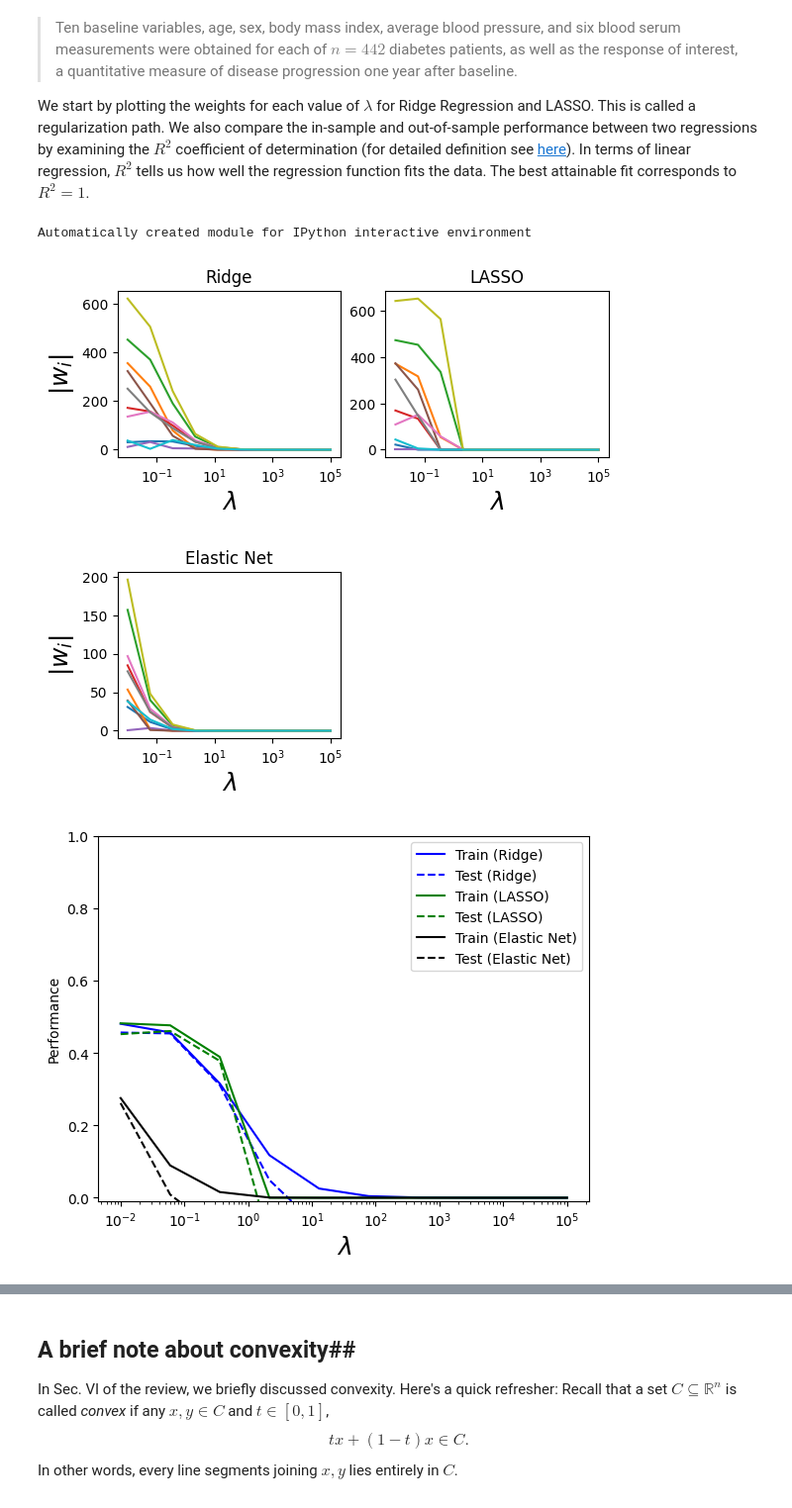
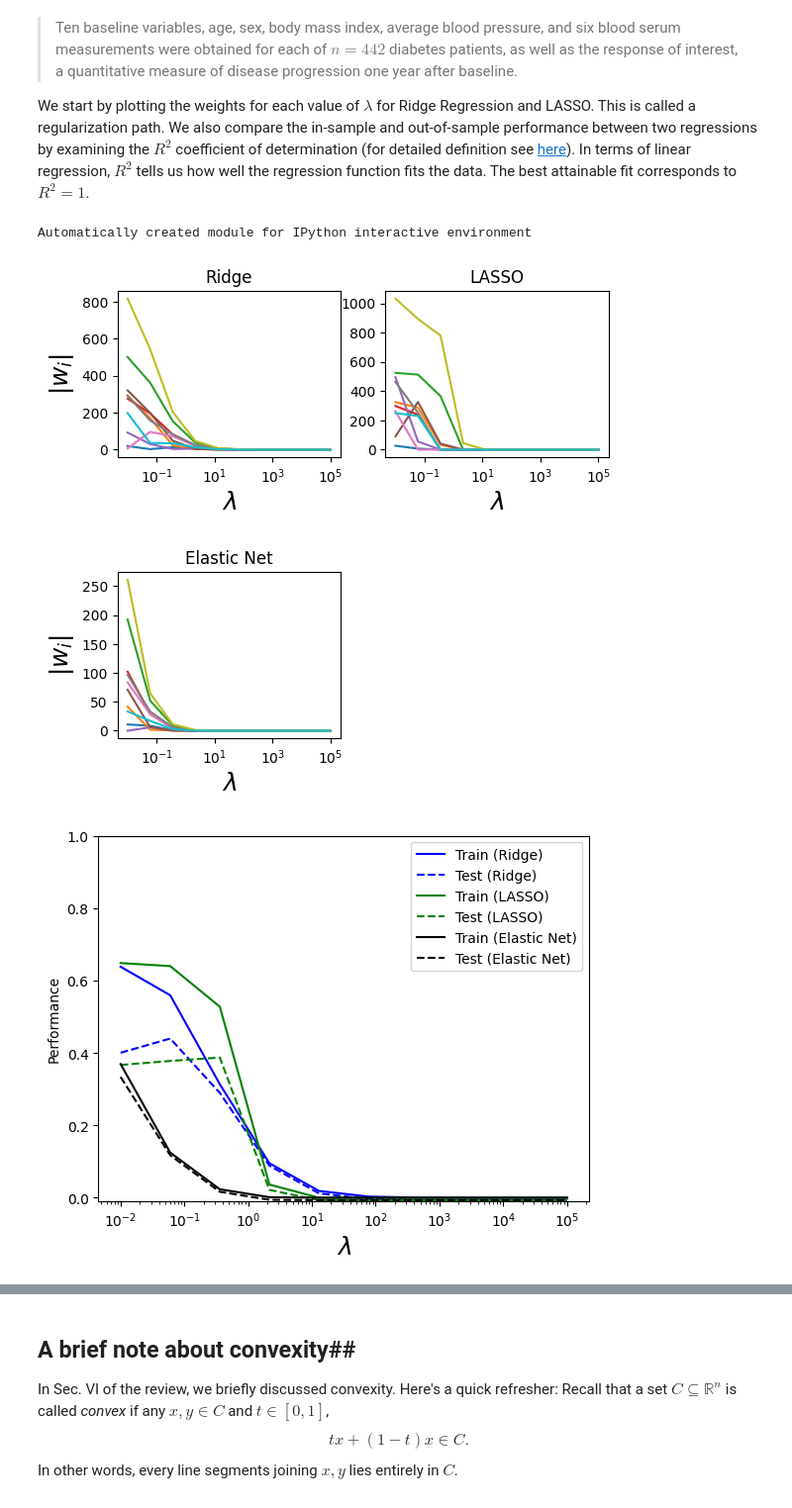
Before and after one commit to mbradsby/BradsbyMachineLearning, a Jupyter notebook: NB3_CVI-linreg_diabetes.ipynb, the cells around one changed output, grey strips where cells are left out. Shown at 99% size. Cells and saved outputs as stored; diff of their text form; code cells hidden in the pictures.

```diff
--- a/NB3_CVI-linreg_diabetes.ipynb
+++ b/NB3_CVI-linreg_diabetes.ipynb
@@ -198,8 +198,8 @@ alphas = np.logspace(-2, 5, 10)
 # To see how well we learn, we partition the dataset into a training set with 150
 # as well as a test set with 50 examples. We record their errors respectively.
 
-n_samples = 150
-n_samples_train = 100
+n_samples = 15000
+n_samples_train = 50
 X_train, X_test = X[:n_samples_train], X[n_samples_train:]
 y_train, y_test = y[:n_samples_train], y[n_samples_train:]
 train_errors_ridge = list()
@@ -269,36 +269,36 @@ plt.subplot(2,2,3)
 plt.semilogx(alphas, np.abs(coefs_ElasticNet))
 axes = plt.gca()
 #ax.set_xscale('log')
 #ax.set_xlim(ax.get_xlim()[::-1])  # reverse axis
 plt.xlabel(r'$\lambda$',fontsize=18)
 #plt.ylabel('$|\mathbf{w}|$',fontsize=18)
 plt.title('Elastic Net')
 plt.ylabel('$|w_i|$',fontsize=18)
 #plt.savefig("LASSO_sparsity_scale.pdf")
 plt.show()
 
 
 
 # Plot our performance on both the training and test data
 plt.semilogx(alphas, train_errors_ridge, 'b',label='Train (Ridge)')
 plt.semilogx(alphas, test_errors_ridge, '--b',label='Test (Ridge)')
 plt.semilogx(alphas, train_errors_lasso, 'g',label='Train (LASSO)')
 plt.semilogx(alphas, test_errors_lasso, '--g',label='Test (LASSO)')
 plt.semilogx(alphas, train_errors_ElasticNet, 'k',label='Train (Elastic Net)')
 plt.semilogx(alphas, test_errors_ElasticNet, '--k',label='Test (Elastic Net)')
 #plt.vlines(alpha_optim, plt.ylim()[0], np.max(test_errors), color='k',
 #           linewidth=3, label='Optimum on test')
 plt.legend(loc='upper right')
 plt.ylim([-0.01, 1.0])
 plt.xlabel(r'$\lambda$',fontsize=18)
 plt.ylabel('Performance')
 #plt.savefig("Ridge_LASSO_sparsity_performance.pdf")
 plt.show()
 # %% [output]
 Automatically created module for IPython interactive environment
-[figure, old version]
+[figure, new version]
-[figure, old version]
+[figure, new version]
-[figure, old version]
+[figure, new version]
 # %% [markdown]
 ### Exercise 4: ###
 <ul>
```
Also changed, not shown: parts of 1 cell of this notebook, 1 other file.
